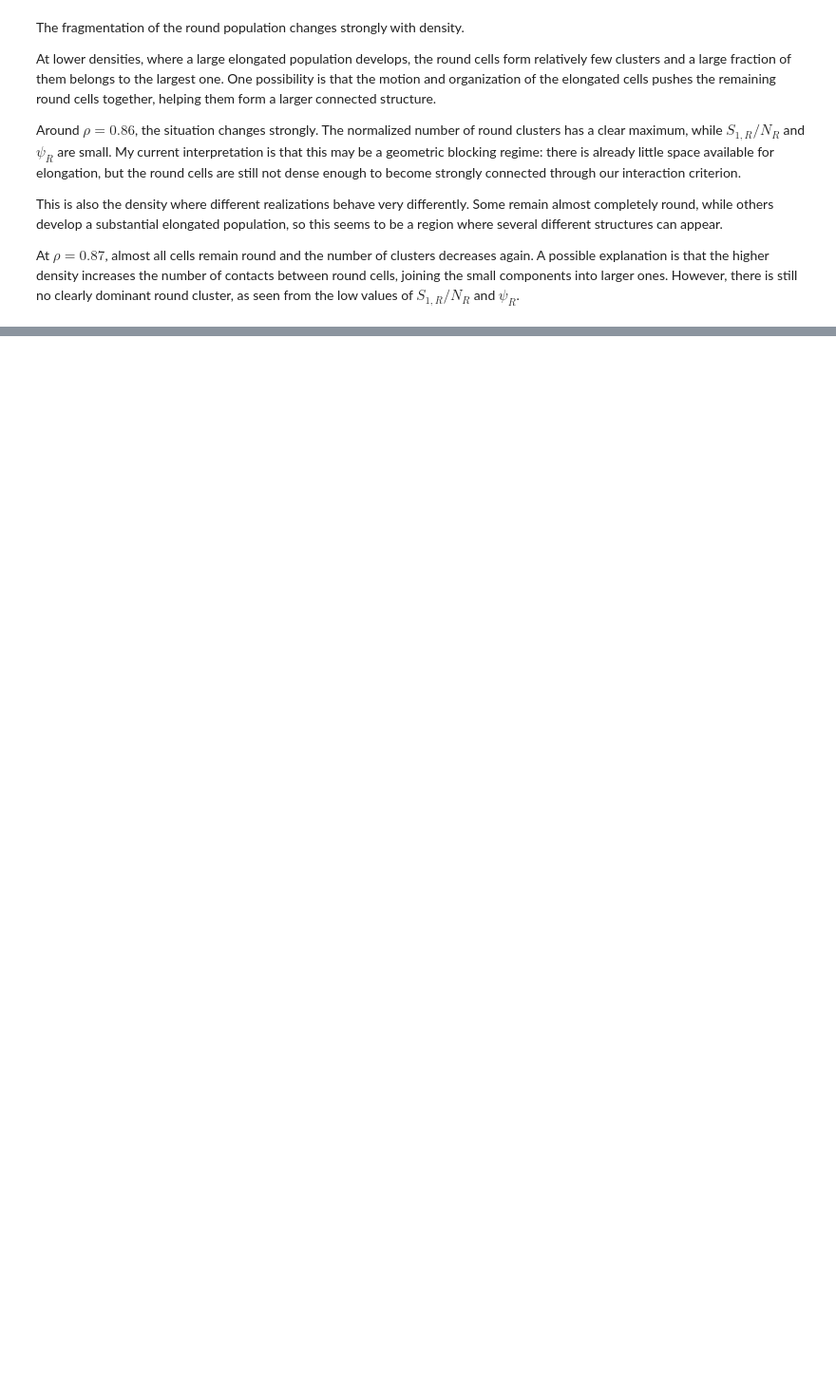
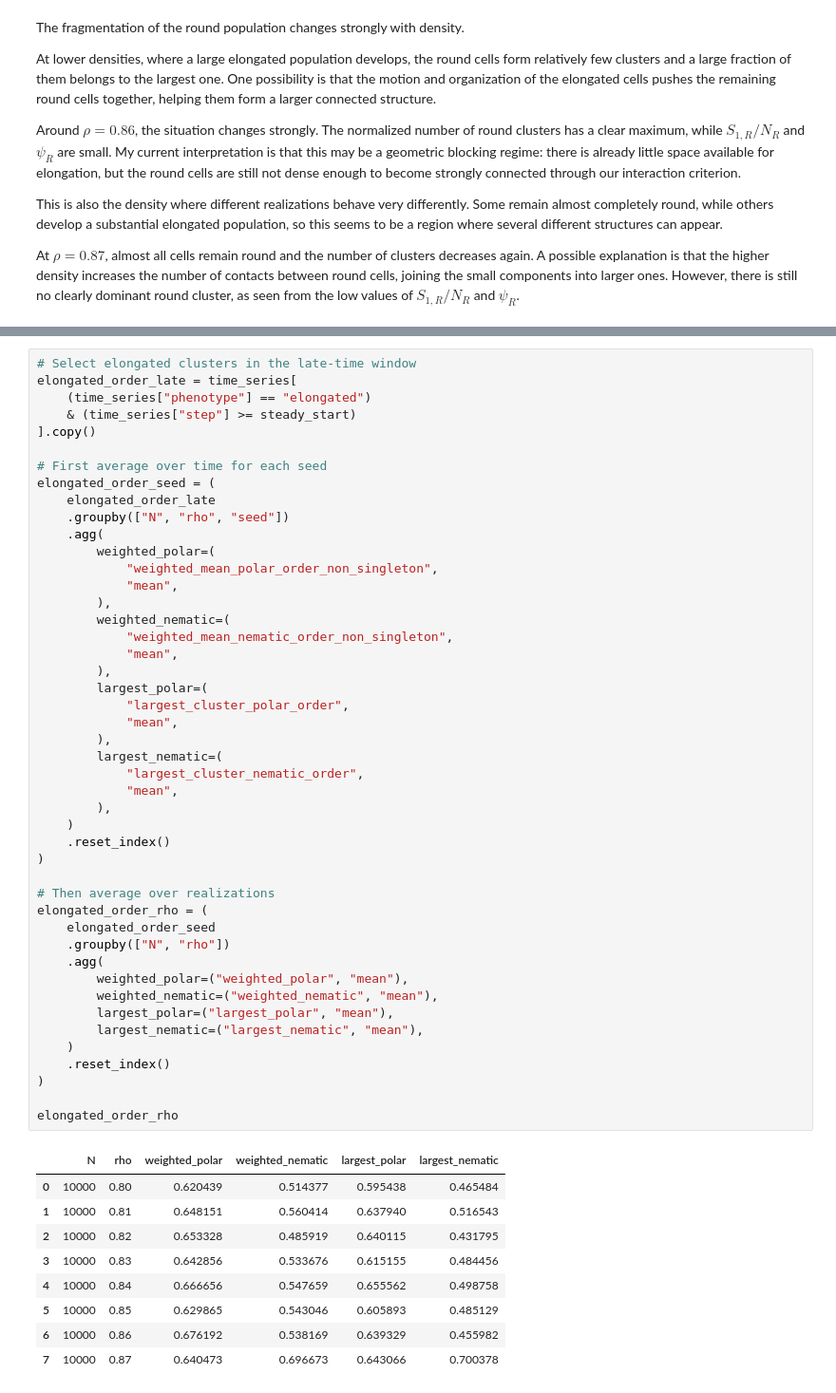
Before and after one commit to gonzaloangaut/oncostreams_analysis_triangular, a Jupyter notebook: clusters_analysis.ipynb, the cells around one changed output, grey strips where cells are left out. Shown at 95% size. Cells and saved outputs as stored; diff of their text form; blank space fills up the shorter version.

```diff
--- a/clusters_analysis.ipynb
+++ b/clusters_analysis.ipynb
@@ -731,0 +740,56 @@ At $\rho=0.87$, almost all cells remain round and the number of clusters decreas
+# %%
+# Select elongated clusters in the late-time window
+elongated_order_late = time_series[
+    (time_series["phenotype"] == "elongated")
+    & (time_series["step"] >= steady_start)
+].copy()
+
+# First average over time for each seed
+elongated_order_seed = (
+    elongated_order_late
+    .groupby(["N", "rho", "seed"])
+    .agg(
+        weighted_polar=(
+            "weighted_mean_polar_order_non_singleton",
+            "mean",
+        ),
+        weighted_nematic=(
+            "weighted_mean_nematic_order_non_singleton",
+            "mean",
+        ),
+        largest_polar=(
+            "largest_cluster_polar_order",
+            "mean",
+        ),
+        largest_nematic=(
+            "largest_cluster_nematic_order",
+            "mean",
+        ),
+    )
+    .reset_index()
+)
+
+# Then average over realizations
+elongated_order_rho = (
+    elongated_order_seed
+    .groupby(["N", "rho"])
+    .agg(
+        weighted_polar=("weighted_polar", "mean"),
+        weighted_nematic=("weighted_nematic", "mean"),
+        largest_polar=("largest_polar", "mean"),
+        largest_nematic=("largest_nematic", "mean"),
+    )
+    .reset_index()
+)
+
+elongated_order_rho
+# %% [output]
+|  | N | rho | weighted_polar | weighted_nematic | largest_polar | largest_nematic |
+| 0 | 10000 | 0.80 | 0.620439 | 0.514377 | 0.595438 | 0.465484 |
+| 1 | 10000 | 0.81 | 0.648151 | 0.560414 | 0.637940 | 0.516543 |
+| 2 | 10000 | 0.82 | 0.653328 | 0.485919 | 0.640115 | 0.431795 |
+| 3 | 10000 | 0.83 | 0.642856 | 0.533676 | 0.615155 | 0.484456 |
+| 4 | 10000 | 0.84 | 0.666656 | 0.547659 | 0.655562 | 0.498758 |
+| 5 | 10000 | 0.85 | 0.629865 | 0.543046 | 0.605893 | 0.485129 |
+| 6 | 10000 | 0.86 | 0.676192 | 0.538169 | 0.639329 | 0.455982 |
+| 7 | 10000 | 0.87 | 0.640473 | 0.696673 | 0.643066 | 0.700378 |
```
Also changed, not shown: parts of 11 cells of this notebook, 2 other files.
